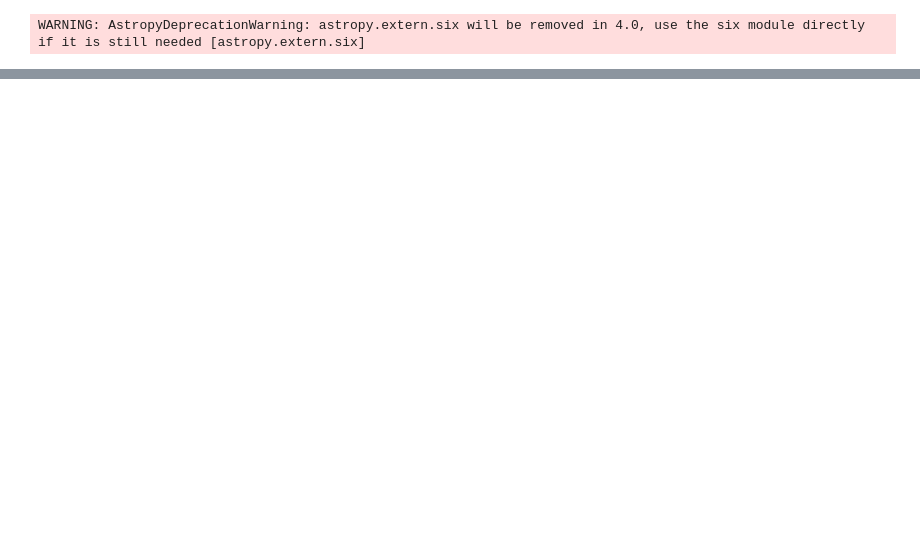
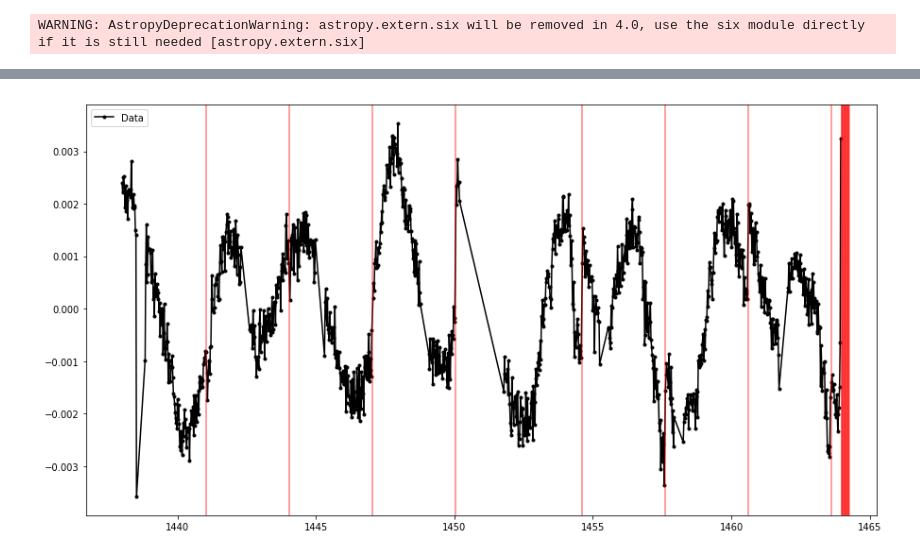
Before and after one commit to soichiro-hattori/unpopular, a Jupyter notebook: eclipsing_binaries.ipynb, the cells around one changed output, grey strips where cells are left out. Saved outputs shown, nothing was run; the diff lists cells and outputs as text; code cells hidden in the pictures; blank space fills up the shorter version.

```diff
--- a/eclipsing_binaries.ipynb
+++ b/eclipsing_binaries.ipynb
@@ -32,0 +45,10 @@ False, None
+# %%
+plt.figure(figsize=(15, 8))
+
+bgd_subtracted = cpm.rescaled_target_fluxes - cpm.lsq_prediction
+plt.plot(cpm.time[cpm.valid], bgd_subtracted[cpm.valid], ".-", color="black", label="Data")
+for dump in cpm.dump_times:
+    plt.axvline(dump, color="red", alpha=0.5)
+plt.legend();
+# %% [output]
+[figure, added]
```
Also changed, not shown: parts of 13 cells of this notebook, 6 other files.
